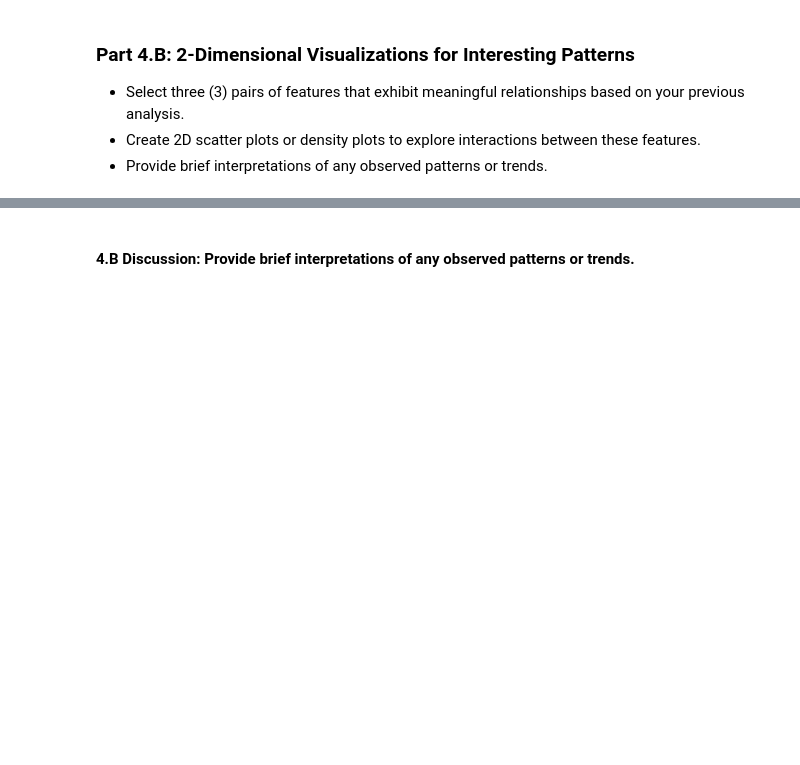
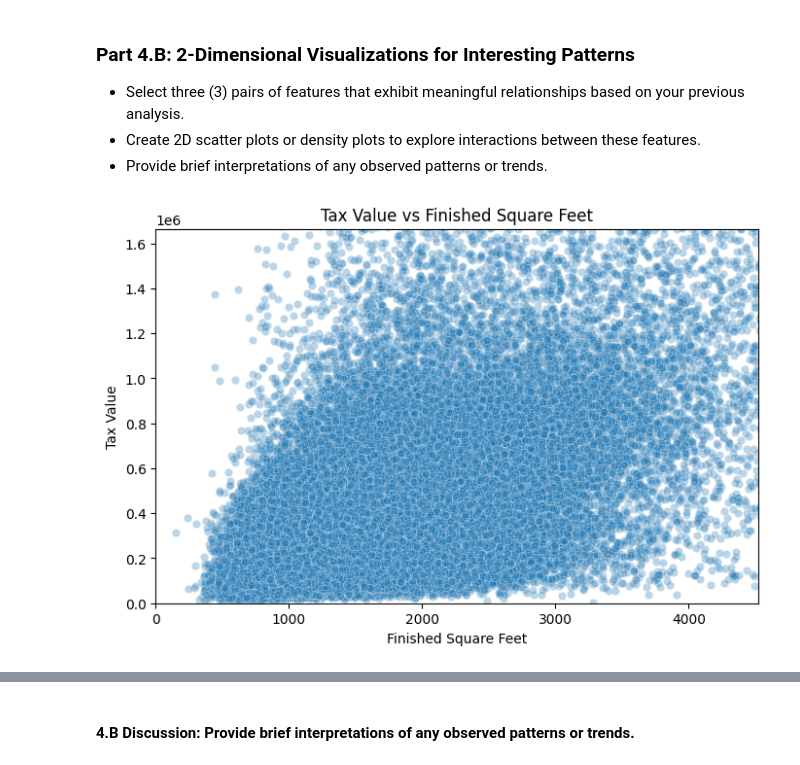
Before and after one commit to awelahi-bu/DX603-Milestone1, a Jupyter notebook: Milestone_01.ipynb, the cells around one changed output, grey strips where cells are left out. Saved outputs shown, nothing was run; the diff lists cells and outputs as text; code cells hidden in the pictures; blank space fills up the shorter version.

```diff
--- a/Milestone_01.ipynb
+++ b/Milestone_01.ipynb
@@ -572,3 +665,15 @@ Pay particular attention to especially interesting and/or strongly correlated fe
    - Select three (3) pairs of features that exhibit meaningful relationships based on your previous analysis.
    - Create 2D scatter plots or density plots to explore interactions between these features.
    - Provide brief interpretations of any observed patterns or trends.
+# %%
+## calculatedfinishedsquarefeet vs taxvaluedollarcnt
+plt.figure(figsize=(8, 5))
+sns.scatterplot(x='calculatedfinishedsquarefeet', y='taxvaluedollarcnt', data=df_encoded, alpha=0.3)
+plt.title('Tax Value vs Finished Square Feet')
+plt.xlabel('Finished Square Feet')
+plt.ylabel('Tax Value')
+plt.xlim(0, df_encoded['calculatedfinishedsquarefeet'].quantile(0.99))
+plt.ylim(0, df_encoded['taxvaluedollarcnt'].quantile(0.99))
+plt.show()
+# %% [output]
+[figure, added]
```
Also changed, not shown: parts of 14 cells of this notebook.
